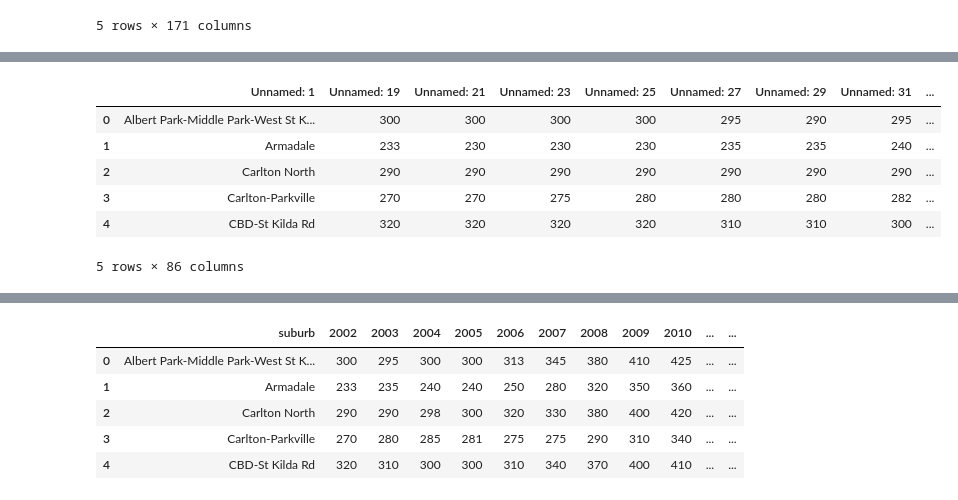
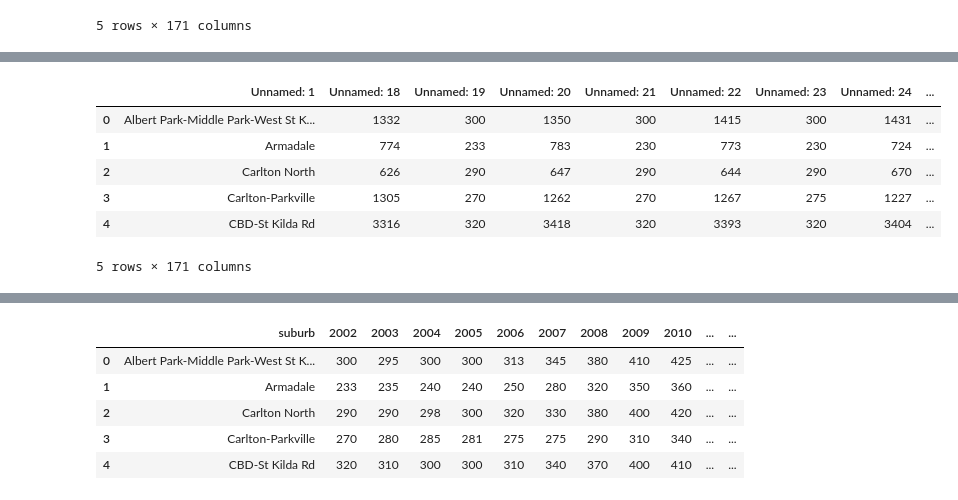
Before and after one commit to MAST30034-AppliedDataScience/project-2-group-real-estate-industry-project-11, a Jupyter notebook: notebooks/preprocess.ipynb, the cells around one changed output, grey strips where cells are left out. Cells and saved outputs as stored; diff of their text form; code cells hidden in the pictures.

```diff
--- a/notebooks/preprocess.ipynb
+++ b/notebooks/preprocess.ipynb
@@ -212,14 +204,14 @@ historical_median.head()
 # %%
 # Drop the first two rows and reset the index
-historical_median = historical_median.drop([0, 1]).reset_index(drop=True)
+historical_median = historical_rent.drop([0, 1]).reset_index(drop=True)
 historical_median.head()
 # %% [output]
-|  | Unnamed: 1 | Unnamed: 19 | Unnamed: 21 | Unnamed: 23 | Unnamed: 25 | Unnamed: 27 | Unnamed: 29 | Unnamed: 31 | ... |
-| 0 | Albert Park-Middle Park-West St K... | 300 | 300 | 300 | 300 | 295 | 290 | 295 | ... |
-| 1 | Armadale | 233 | 230 | 230 | 230 | 235 | 235 | 240 | ... |
-| 2 | Carlton North | 290 | 290 | 290 | 290 | 290 | 290 | 290 | ... |
-| 3 | Carlton-Parkville | 270 | 270 | 275 | 280 | 280 | 280 | 282 | ... |
-| 4 | CBD-St Kilda Rd | 320 | 320 | 320 | 320 | 310 | 310 | 300 | ... |
+|  | Unnamed: 1 | Unnamed: 18 | Unnamed: 19 | Unnamed: 20 | Unnamed: 21 | Unnamed: 22 | Unnamed: 23 | Unnamed: 24 | ... |
+| 0 | Albert Park-Middle Park-West St K... | 1332 | 300 | 1350 | 300 | 1415 | 300 | 1431 | ... |
+| 1 | Armadale | 774 | 233 | 783 | 230 | 773 | 230 | 724 | ... |
+| 2 | Carlton North | 626 | 290 | 647 | 290 | 644 | 290 | 670 | ... |
+| 3 | Carlton-Parkville | 1305 | 270 | 1262 | 270 | 1267 | 275 | 1227 | ... |
+| 4 | CBD-St Kilda Rd | 3316 | 320 | 3418 | 320 | 3393 | 320 | 3404 | ... |
-5 rows × 86 columns
+5 rows × 171 columns
 # %%
 # Rename the column 'Unnamed: 19' as '2002-03' and the rest of the columns in the format of 'year-month' as each quarter
```
Also changed, not shown: parts of 3 cells of this notebook.
